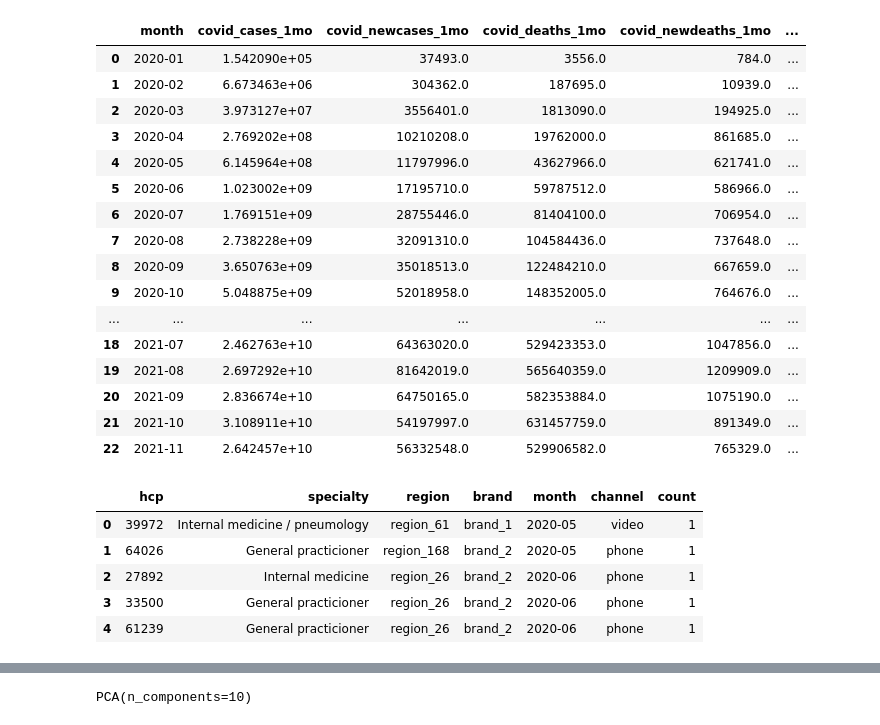
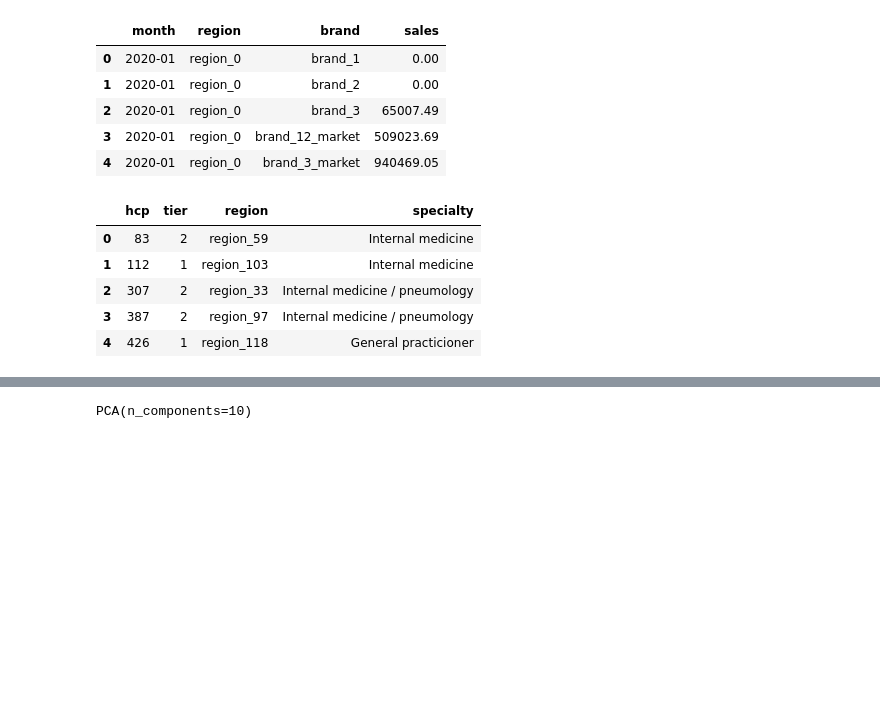
Before and after one commit to Bulbasaurzc/novartis-datathon-2021, a Jupyter notebook: notebooks/99_AS.ipynb, the cells around one changed output, grey strips where cells are left out. Drawn from its saved outputs; the diff is of its cells as text; code cells hidden in the pictures; blank space fills up the shorter version.

```diff
--- a/notebooks/99_AS.ipynb
+++ b/notebooks/99_AS.ipynb
@@ -2,24 +2,3 @@
 import sys
 sys.path.append('..')
 from src.utilities import *
-# %%
-
-covid_data
-# %% [output]
-|  | month | covid_cases_1mo | covid_newcases_1mo | covid_deaths_1mo | covid_newdeaths_1mo | ... |
-| 0 | 2020-01 | 1.542090e+05 | 37493.0 | 3556.0 | 784.0 | ... |
-| 1 | 2020-02 | 6.673463e+06 | 304362.0 | 187695.0 | 10939.0 | ... |
-| 2 | 2020-03 | 3.973127e+07 | 3556401.0 | 1813090.0 | 194925.0 | ... |
-| 3 | 2020-04 | 2.769202e+08 | 10210208.0 | 19762000.0 | 861685.0 | ... |
-| 4 | 2020-05 | 6.145964e+08 | 11797996.0 | 43627966.0 | 621741.0 | ... |
-| 5 | 2020-06 | 1.023002e+09 | 17195710.0 | 59787512.0 | 586966.0 | ... |
-| 6 | 2020-07 | 1.769151e+09 | 28755446.0 | 81404100.0 | 706954.0 | ... |
-| 7 | 2020-08 | 2.738228e+09 | 32091310.0 | 104584436.0 | 737648.0 | ... |
-| 8 | 2020-09 | 3.650763e+09 | 35018513.0 | 122484210.0 | 667659.0 | ... |
-| 9 | 2020-10 | 5.048875e+09 | 52018958.0 | 148352005.0 | 764676.0 | ... |
-| ... | ... | ... | ... | ... | ... | ... |
-| 18 | 2021-07 | 2.462763e+10 | 64363020.0 | 529423353.0 | 1047856.0 | ... |
-| 19 | 2021-08 | 2.697292e+10 | 81642019.0 | 565640359.0 | 1209909.0 | ... |
-| 20 | 2021-09 | 2.836674e+10 | 64750165.0 | 582353884.0 | 1075190.0 | ... |
-| 21 | 2021-10 | 3.108911e+10 | 54197997.0 | 631457759.0 | 891349.0 | ... |
-| 22 | 2021-11 | 2.642457e+10 | 56332548.0 | 529906582.0 | 765329.0 | ... |
@@ -27,0 +7,10 @@ covid_data
+# %%
+sales_train = pd.read_csv(os.path.join(raw_path, 'sales_train.csv'))
+sales_train.head()
+# %% [output]
+|  | month | region | brand | sales |
+| 0 | 2020-01 | region_0 | brand_1 | 0.00 |
+| 1 | 2020-01 | region_0 | brand_2 | 0.00 |
+| 2 | 2020-01 | region_0 | brand_3 | 65007.49 |
+| 3 | 2020-01 | region_0 | brand_12_market | 509023.69 |
+| 4 | 2020-01 | region_0 | brand_3_market | 940469.05 |
@@ -28,13 +19,12 @@ covid_data
 # %%
-activity = pd.read_csv(os.path.join(raw_path, 'activity.csv'))
-activity.head()
-
+hcps = pd.read_csv(os.path.join(raw_path, 'hcps.csv'))
+hcps.head()
 # ZI
 # %% [output]
-|  | hcp | specialty | region | brand | month | channel | count |
-| 0 | 39972 | Internal medicine / pneumology | region_61 | brand_1 | 2020-05 | video | 1 |
-| 1 | 64026 | General practicioner | region_168 | brand_2 | 2020-05 | phone | 1 |
-| 2 | 27892 | Internal medicine | region_26 | brand_2 | 2020-06 | phone | 1 |
-| 3 | 33500 | General practicioner | region_26 | brand_2 | 2020-06 | phone | 1 |
-| 4 | 61239 | General practicioner | region_26 | brand_2 | 2020-06 | phone | 1 |
+|  | hcp | tier | region | specialty |
+| 0 | 83 | 2 | region_59 | Internal medicine |
+| 1 | 112 | 1 | region_103 | Internal medicine |
+| 2 | 307 | 2 | region_33 | Internal medicine / pneumology |
+| 3 | 387 | 2 | region_97 | Internal medicine / pneumology |
+| 4 | 426 | 1 | region_118 | General practicioner |
 # %%
```
Also changed, not shown: parts of 9 cells of this notebook, 9 other files.
